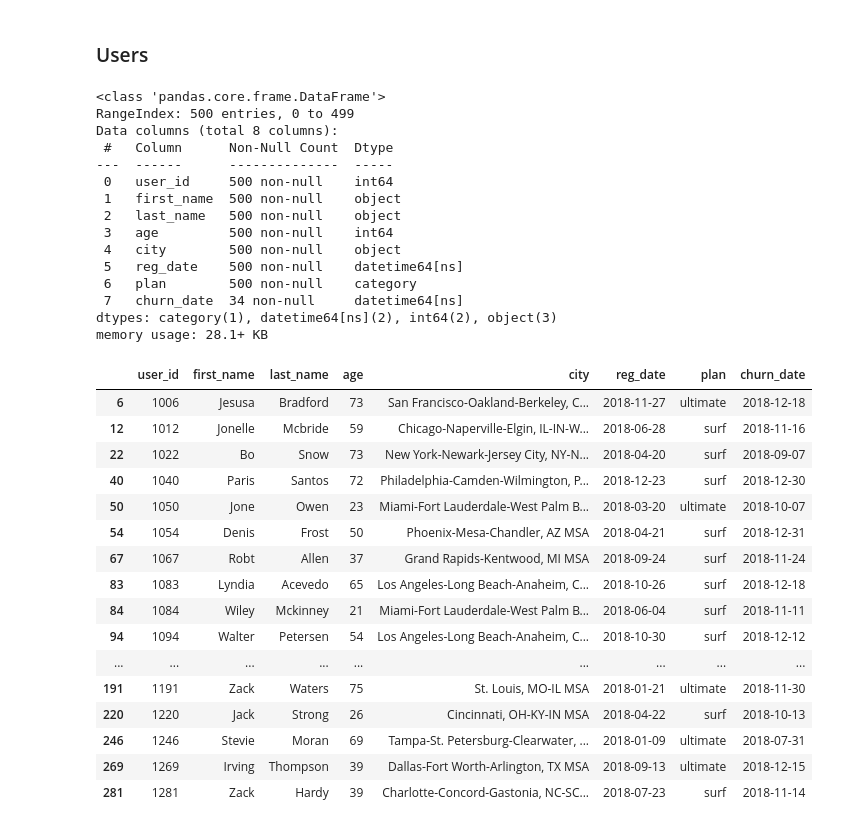
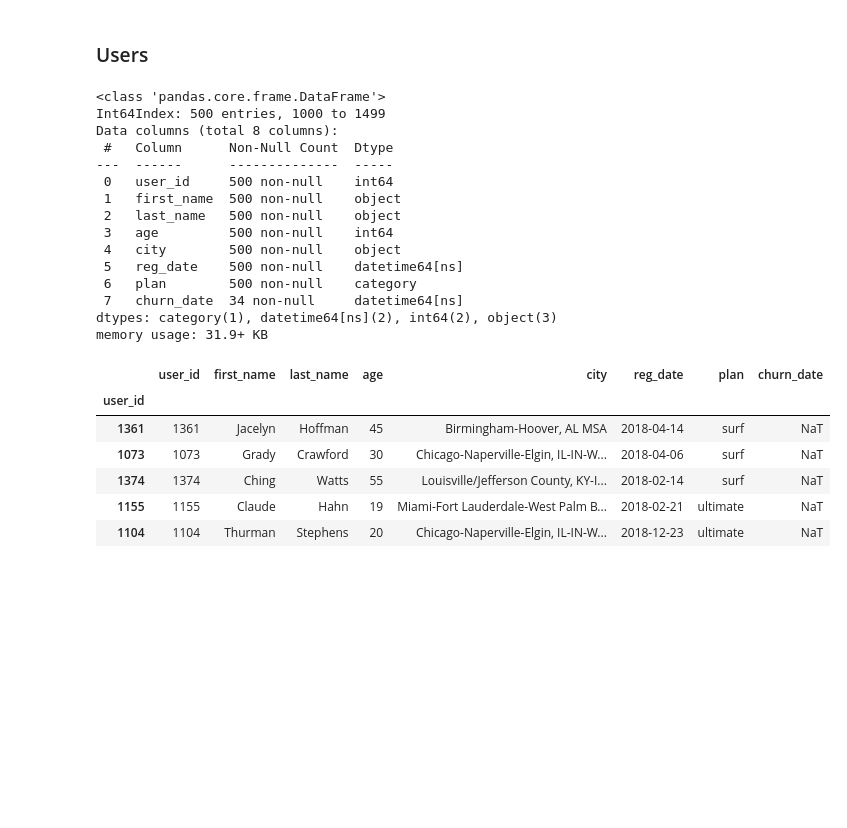
Before and after one commit to makstheimba/data-science-project-3, a Jupyter notebook: main.ipynb, the cells around one changed output. Drawn from its saved outputs; the diff is of its cells as text; code cells hidden in the pictures; blank space fills up the shorter version.

```diff
--- a/main.ipynb
+++ b/main.ipynb
@@ -205,41 +192,31 @@ plans_df
 # %%
 users_df['reg_date'] = pd.to_datetime(users_df['reg_date'], format='%Y-%m-%d')
 users_df['churn_date'] = pd.to_datetime(users_df['churn_date'], format='%Y-%m-%d')
 users_df['plan'] = users_df['plan'].astype('category')
+users_df.set_index('user_id', inplace=True, drop=False)
 
 users_df.info()
 users_df.sample(5, random_state=42)
-users_df.query('not churn_date.isnull()').head(20)
 # %% [output]
 <class 'pandas.core.frame.DataFrame'>
-RangeIndex: 500 entries, 0 to 499
+Int64Index: 500 entries, 1000 to 1499
 Data columns (total 8 columns):
  #   Column      Non-Null Count  Dtype
 ---  ------      --------------  -----
  0   user_id     500 non-null    int64
  1   first_name  500 non-null    object
  2   last_name   500 non-null    object
  3   age         500 non-null    int64
  4   city        500 non-null    object
  5   reg_date    500 non-null    datetime64[ns]
  6   plan        500 non-null    category
  7   churn_date  34 non-null     datetime64[ns]
 dtypes: category(1), datetime64[ns](2), int64(2), object(3)
-memory usage: 28.1+ KB
+memory usage: 31.9+ KB
 |  | user_id | first_name | last_name | age | city | reg_date | plan | churn_date |
-| 6 | 1006 | Jesusa | Bradford | 73 | San Francisco-Oakland-Berkeley, C... | 2018-11-27 | ultimate | 2018-12-18 |
-| 12 | 1012 | Jonelle | Mcbride | 59 | Chicago-Naperville-Elgin, IL-IN-W... | 2018-06-28 | surf | 2018-11-16 |
-| 22 | 1022 | Bo | Snow | 73 | New York-Newark-Jersey City, NY-N... | 2018-04-20 | surf | 2018-09-07 |
-| 40 | 1040 | Paris | Santos | 72 | Philadelphia-Camden-Wilmington, P... | 2018-12-23 | surf | 2018-12-30 |
-| 50 | 1050 | Jone | Owen | 23 | Miami-Fort Lauderdale-West Palm B... | 2018-03-20 | ultimate | 2018-10-07 |
-| 54 | 1054 | Denis | Frost | 50 | Phoenix-Mesa-Chandler, AZ MSA | 2018-04-21 | surf | 2018-12-31 |
-| 67 | 1067 | Robt | Allen | 37 | Grand Rapids-Kentwood, MI MSA | 2018-09-24 | surf | 2018-11-24 |
-| 83 | 1083 | Lyndia | Acevedo | 65 | Los Angeles-Long Beach-Anaheim, C... | 2018-10-26 | surf | 2018-12-18 |
-| 84 | 1084 | Wiley | Mckinney | 21 | Miami-Fort Lauderdale-West Palm B... | 2018-06-04 | surf | 2018-11-11 |
-| 94 | 1094 | Walter | Petersen | 54 | Los Angeles-Long Beach-Anaheim, C... | 2018-10-30 | surf | 2018-12-12 |
-| ... | ... | ... | ... | ... | ... | ... | ... | ... |
-| 191 | 1191 | Zack | Waters | 75 | St. Louis, MO-IL MSA | 2018-01-21 | ultimate | 2018-11-30 |
-| 220 | 1220 | Jack | Strong | 26 | Cincinnati, OH-KY-IN MSA | 2018-04-22 | surf | 2018-10-13 |
-| 246 | 1246 | Stevie | Moran | 69 | Tampa-St. Petersburg-Clearwater, ... | 2018-01-09 | ultimate | 2018-07-31 |
-| 269 | 1269 | Irving | Thompson | 39 | Dallas-Fort Worth-Arlington, TX MSA | 2018-09-13 | ultimate | 2018-12-15 |
-| 281 | 1281 | Zack | Hardy | 39 | Charlotte-Concord-Gastonia, NC-SC... | 2018-07-23 | surf | 2018-11-14 |
+| user_id |  |  |  |  |  |  |  |  |
+| 1361 | 1361 | Jacelyn | Hoffman | 45 | Birmingham-Hoover, AL MSA | 2018-04-14 | surf | NaT |
+| 1073 | 1073 | Grady | Crawford | 30 | Chicago-Naperville-Elgin, IL-IN-W... | 2018-04-06 | surf | NaT |
+| 1374 | 1374 | Ching | Watts | 55 | Louisville/Jefferson County, KY-I... | 2018-02-14 | surf | NaT |
+| 1155 | 1155 | Claude | Hahn | 19 | Miami-Fort Lauderdale-West Palm B... | 2018-02-21 | ultimate | NaT |
+| 1104 | 1104 | Thurman | Stephens | 20 | Chicago-Naperville-Elgin, IL-IN-W... | 2018-12-23 | ultimate | NaT |
```
Also changed, not shown: parts of 19 cells of this notebook.
